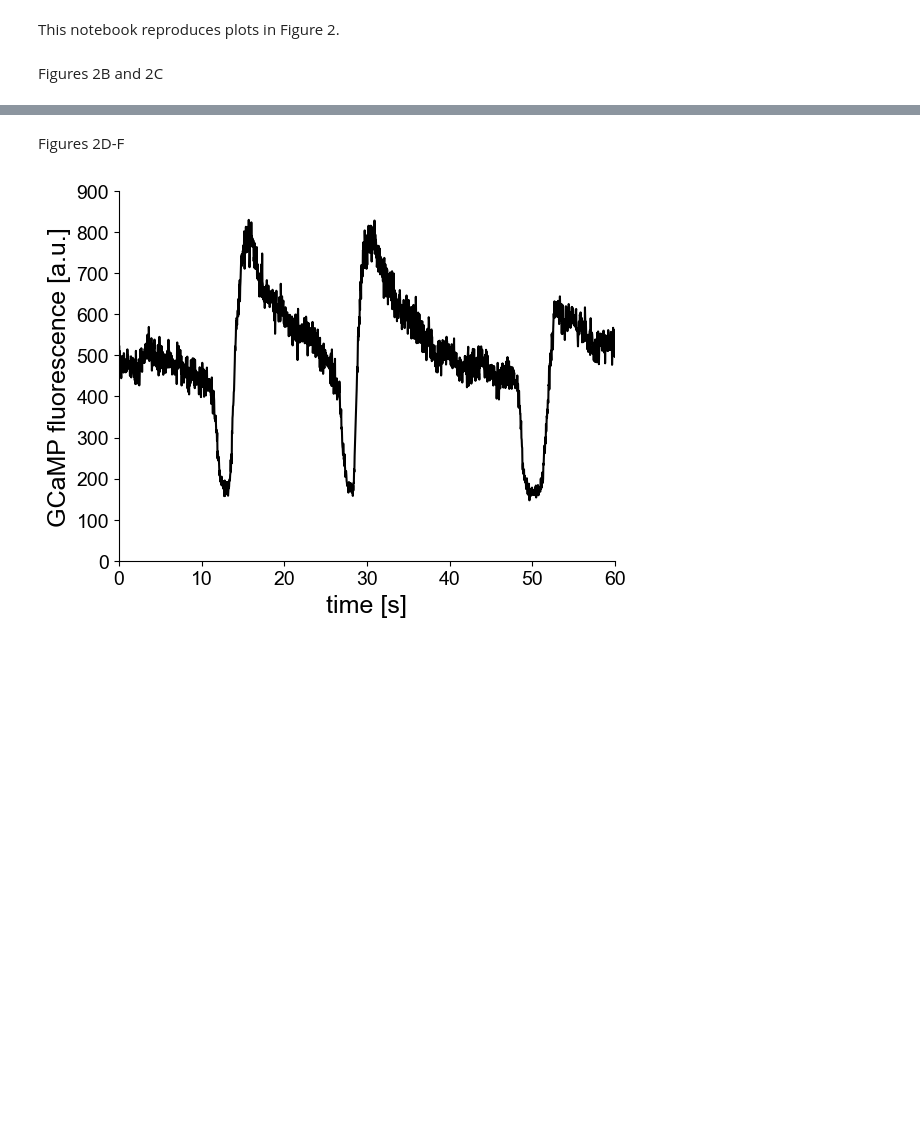
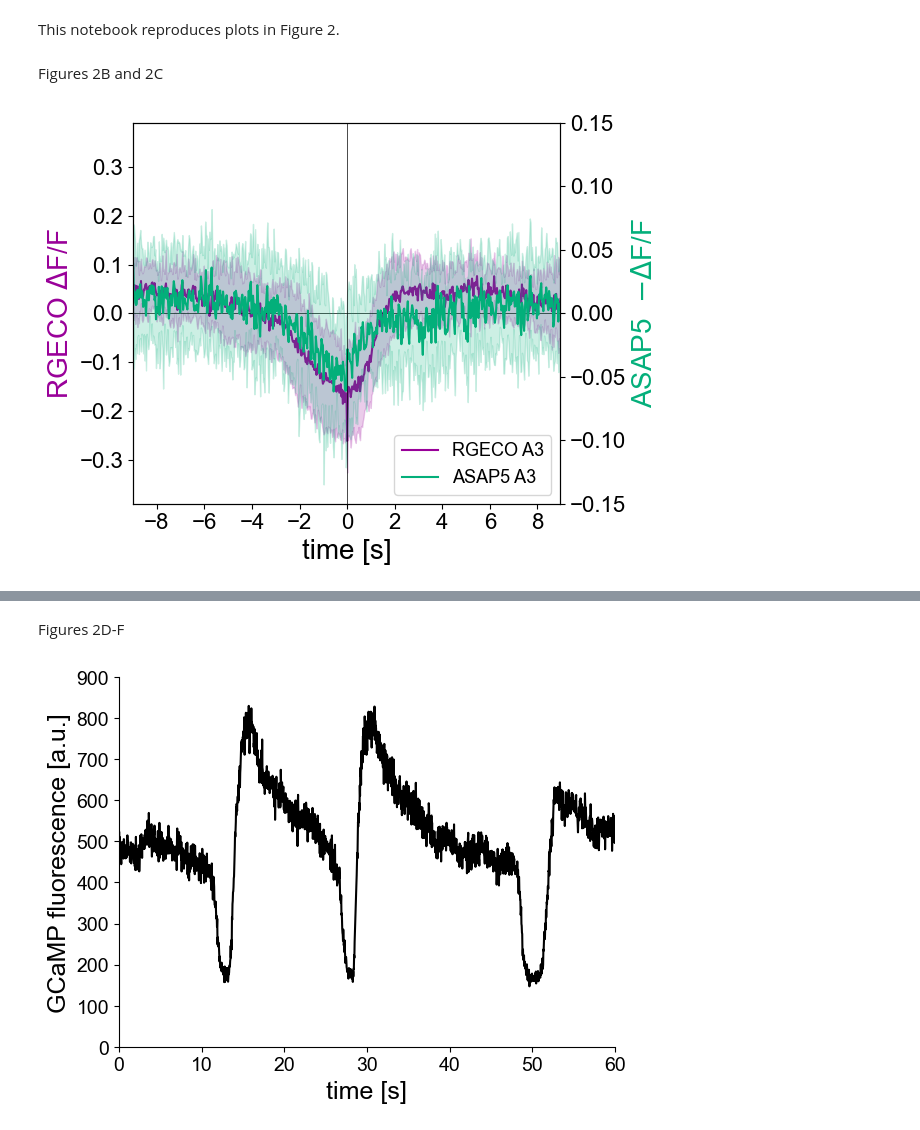
Before and after one commit to takahisad/Date_2026_A02l, a Jupyter notebook: codes/Fig2.ipynb, the cells around one changed output, grey strips where cells are left out. Drawn from its saved outputs; the diff is of its cells as text; code cells hidden in the pictures; blank space fills up the shorter version.

```diff
--- a/codes/Fig2.ipynb
+++ b/codes/Fig2.ipynb
@@ -9,3 +11,59 @@ import seaborn as sns
 import statsmodels.stats.multitest as smm
 # %% [markdown]
 Figures 2B and 2C
+# %%
+#Fig 2B
+# loading forward wave form data of RGECO and ASAP5 of A02l in A3 segemnt
+files = glob.glob('../data/Fig2/Fig2B_data/*.h5')
+#iinterlolating traces
+ip1 = scipy.interpolate.interp1d
+dt=0.03
+time=np.arange(-300,300)*dt
+RGECO_traces=[]
+ASAP_traces=[]
+for file in files:
+    data=h5py.File(file, 'r')
+    for i in range(len(data['time'])):
+        #lienarly interpolate the traces
+        fitted_ASAP = ip1(data['time'][i], data['ASAP'][i])
+        fitted_RGECO= ip1(data['time'][i], data['RGECO'][i])
+        ASAP_traces.append(fitted_ASAP(time))
+        RGECO_traces.append(fitted_RGECO(time))
+    data.close()
+ASAP_traces=np.array(ASAP_traces)
+RGECO_traces=np.array(RGECO_traces)
+#plot mean traces
+plt.rcParams["font.family"] = "Arial"
+fig = plt.figure()
+ax1 = fig.add_subplot(111)
+ax1.plot(time, RGECO_traces.mean(axis=0), c=(153/255,0, 153/255), label='RGECO A3')
+ax1.fill_between(time, RGECO_traces.mean(axis=0)+np.std(RGECO_traces, axis=0),
+                 RGECO_traces.mean(axis=0)-np.std(RGECO_traces, axis=0), color=(153/255,0, 153/255), alpha=0.2)
+ax2 = ax1.twinx()
+ax2.plot(time, -ASAP_traces.mean(axis=0), c=(3/255,175/255,122/255), label='ASAP5 A3')
+ax2.fill_between(time, -ASAP_traces.mean(axis=0)+np.std(ASAP_traces, axis=0),
+                 -ASAP_traces.mean(axis=0)-np.std(ASAP_traces, axis=0), color=(3/255,175/255,122/255), alpha=0.2)
+ax1.axhline(0, c='k', lw=0.5)
+ax2.axvline(0, c='k', lw=0.5)
+plt.xlim(time[0],time[-1])
+
+RGECO_min=np.min(RGECO_traces.mean(axis=0)-np.std(RGECO_traces, axis=0))
+ASAP_max=np.max(ASAP_traces.mean(axis=0)+np.std(ASAP_traces, axis=0))
+ax1.set_ylim(RGECO_min-0.05,-RGECO_min+0.05)
+ax2.set_ylim(-ASAP_max-0.02,ASAP_max+0.02)
+plt.setp(ax1.get_xticklabels(), fontsize=16)
+plt.setp(ax1.get_yticklabels(), fontsize=16)
+plt.setp(ax2.get_yticklabels(), fontsize=16)
+ax1.set_xlabel('time [s]',fontsize=20)
+ax1.set_ylabel(r'RGECO $\Delta$F/F', fontsize=20, c=(153/255,0, 153/255))
+ax2.set_ylabel(r'ASAP5  $-\Delta$F/F', fontsize=20, c=(3/255,175/255,122/255))
+
+h1, l1 = ax1.get_legend_handles_labels()
+h2, l2 = ax2.get_legend_handles_labels()
+ax1.legend(h1+h2, l1+l2, loc='lower right', fontsize=13)
+ax1.set_ylim(-0.39,0.39)
+ax2.set_ylim(-0.15,0.15)
+plt.tight_layout()
+plt.savefig('figures/Fig2B.svg')
+# %% [output]
+[figure, added]
```
Also changed, not shown: parts of 2 cells of this notebook.
